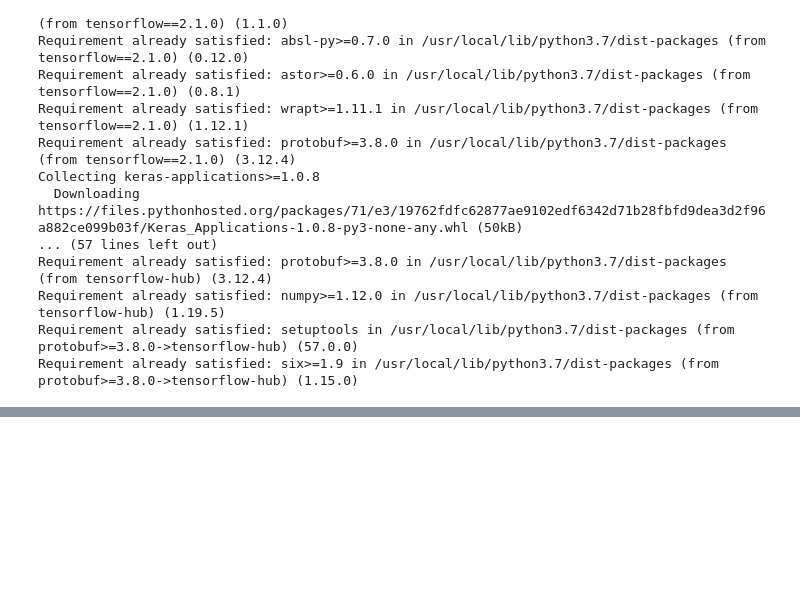
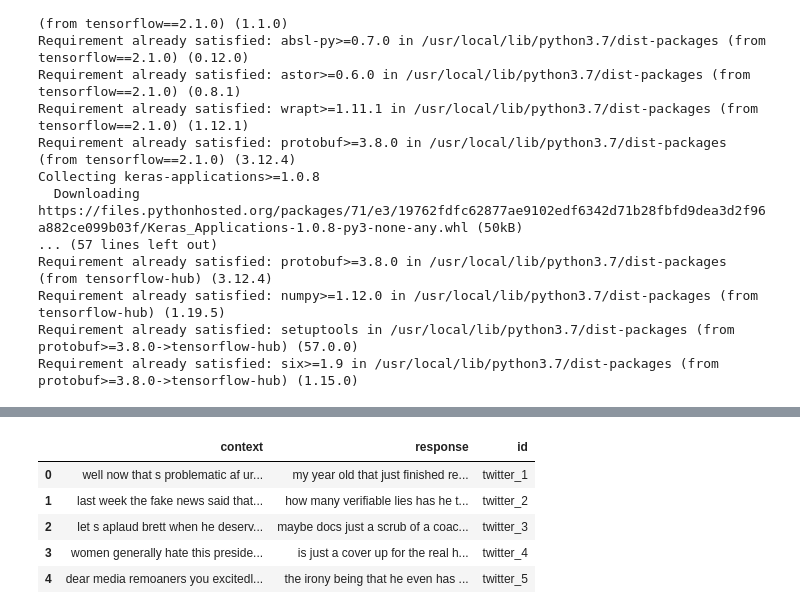
Before and after one commit to Suryansh1089/GroupProject, a Jupyter notebook: SarcasmDetectionBaseline.ipynb, the cells around one changed output, grey strips where cells are left out. Drawn from its saved outputs; the diff is of its cells as text; code cells hidden in the pictures; blank space fills up the shorter version.

```diff
--- a/SarcasmDetectionBaseline.ipynb
+++ b/SarcasmDetectionBaseline.ipynb
@@ -145,0 +158,19 @@ do_lower_case = bert_layer.resolved_object.do_lower_case.numpy()
+# %%
+twitter_test['response']=twitter_test['response'].str.replace('@USER', "")
+twitter_test['response']=twitter_test['response'].str.replace('\d+', '')
+twitter_test['response']=twitter_test['response'].str.lower()
+twitter_test['response']=twitter_test['response'].str.replace('[^\w\s]','')
+twitter_test['context']=twitter_test['context'].apply(lambda x: ','.join(map(str, x)))
+twitter_test['context']=twitter_test['context'].str.replace('@USER', "")
+twitter_test['context']=twitter_test['context'].str.lower()
+twitter_test['context']=twitter_test['context'].str.replace('[^\w\s]','')
+twitter_test['context']=twitter_test['context'].str.replace('\d+', '')
+# %%
+twitter_test.head()
+# %% [output]
+|  | context | response | id |
+| 0 | well now that s problematic af ur... | my year old that just finished re... | twitter_1 |
+| 1 | last week the fake news said that... | how many verifiable lies has he t... | twitter_2 |
+| 2 | let s aplaud brett when he deserv... | maybe docs just a scrub of a coac... | twitter_3 |
+| 3 | women generally hate this preside... | is just a cover up for the real h... | twitter_4 |
+| 4 | dear media remoaners you excitedl... | the irony being that he even has ... | twitter_5 |
```
Also changed, not shown: parts of 3 cells of this notebook.
